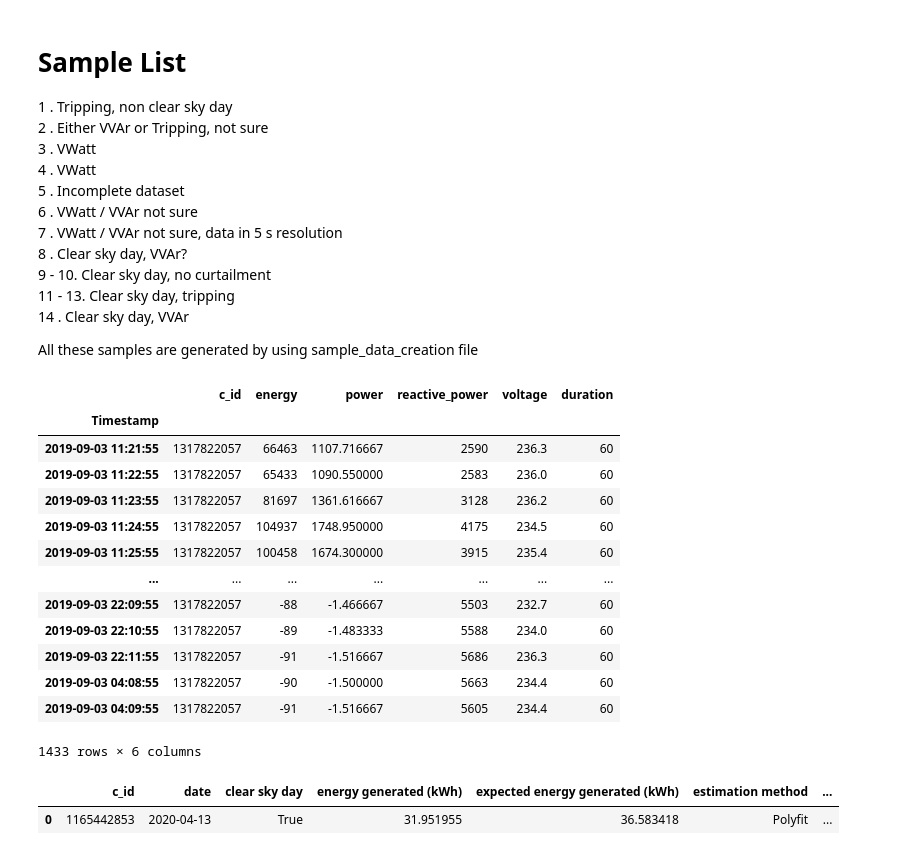
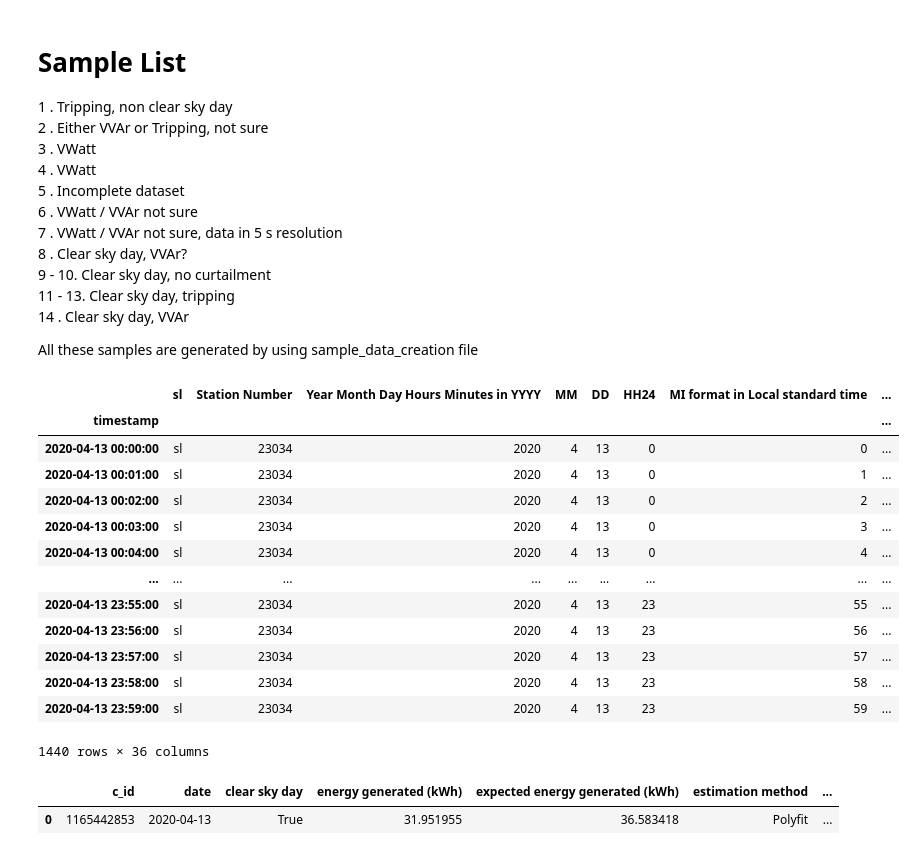
Before and after one commit to mssamhan31/Solar-Curtailment, a Jupyter notebook: src/SolA Curtailment Daily Analysis.ipynb, the cells around one changed output. Cells and saved outputs as stored; diff of their text form; code cells hidden in the pictures.

```diff
--- a/src/SolA Curtailment Daily Analysis.ipynb
+++ b/src/SolA Curtailment Daily Analysis.ipynb
@@ -3143,23 +3143,23 @@ def display_power_voltage(data_site):
 14 . Clear sky day, VVAr<br>
 
 All these samples are generated by using sample_data_creation file
-# %%
-data
-# %% [output]
-|  | c_id | energy | power | reactive_power | voltage | duration |
-| Timestamp |  |  |  |  |  |  |
-| 2019-09-03 11:21:55 | 1317822057 | 66463 | 1107.716667 | 2590 | 236.3 | 60 |
-| 2019-09-03 11:22:55 | 1317822057 | 65433 | 1090.550000 | 2583 | 236.0 | 60 |
-| 2019-09-03 11:23:55 | 1317822057 | 81697 | 1361.616667 | 3128 | 236.2 | 60 |
-| 2019-09-03 11:24:55 | 1317822057 | 104937 | 1748.950000 | 4175 | 234.5 | 60 |
-| 2019-09-03 11:25:55 | 1317822057 | 100458 | 1674.300000 | 3915 | 235.4 | 60 |
-| ... | ... | ... | ... | ... | ... | ... |
-| 2019-09-03 22:09:55 | 1317822057 | -88 | -1.466667 | 5503 | 232.7 | 60 |
-| 2019-09-03 22:10:55 | 1317822057 | -89 | -1.483333 | 5588 | 234.0 | 60 |
-| 2019-09-03 22:11:55 | 1317822057 | -91 | -1.516667 | 5686 | 236.3 | 60 |
-| 2019-09-03 04:08:55 | 1317822057 | -90 | -1.500000 | 5663 | 234.4 | 60 |
-| 2019-09-03 04:09:55 | 1317822057 | -91 | -1.516667 | 5605 | 234.4 | 60 |
-1433 rows × 6 columns
+# %%
+ghi
+# %% [output]
+|  | sl | Station Number | Year Month Day Hours Minutes in YYYY | MM | DD | HH24 | MI format in Local standard time | ... |
+| timestamp |  |  |  |  |  |  |  | ... |
+| 2020-04-13 00:00:00 | sl | 23034 | 2020 | 4 | 13 | 0 | 0 | ... |
+| 2020-04-13 00:01:00 | sl | 23034 | 2020 | 4 | 13 | 0 | 1 | ... |
+| 2020-04-13 00:02:00 | sl | 23034 | 2020 | 4 | 13 | 0 | 2 | ... |
+| 2020-04-13 00:03:00 | sl | 23034 | 2020 | 4 | 13 | 0 | 3 | ... |
+| 2020-04-13 00:04:00 | sl | 23034 | 2020 | 4 | 13 | 0 | 4 | ... |
+| ... | ... | ... | ... | ... | ... | ... | ... | ... |
+| 2020-04-13 23:55:00 | sl | 23034 | 2020 | 4 | 13 | 23 | 55 | ... |
+| 2020-04-13 23:56:00 | sl | 23034 | 2020 | 4 | 13 | 23 | 56 | ... |
+| 2020-04-13 23:57:00 | sl | 23034 | 2020 | 4 | 13 | 23 | 57 | ... |
+| 2020-04-13 23:58:00 | sl | 23034 | 2020 | 4 | 13 | 23 | 58 | ... |
+| 2020-04-13 23:59:00 | sl | 23034 | 2020 | 4 | 13 | 23 | 59 | ... |
+1440 rows × 36 columns
 # %%
 #file_path = r"/Users/samhan/Downloads/data" #this is for running in Samhan's laptop
 file_path = r"C:\Users\samha\Documents\CANVAS\data" #for running in TETB CEEM09 computer
```
Also changed, not shown: 1 other file.
